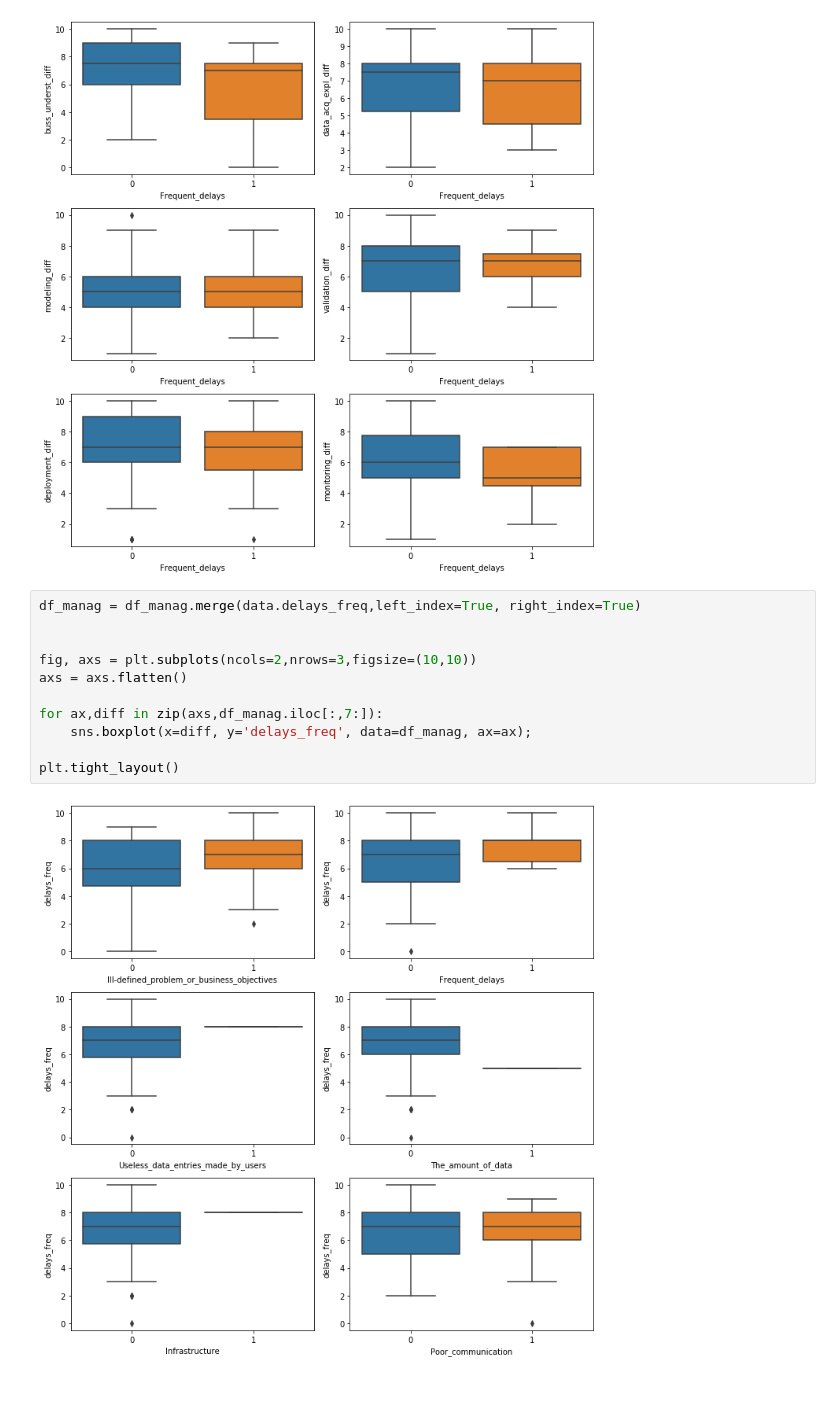
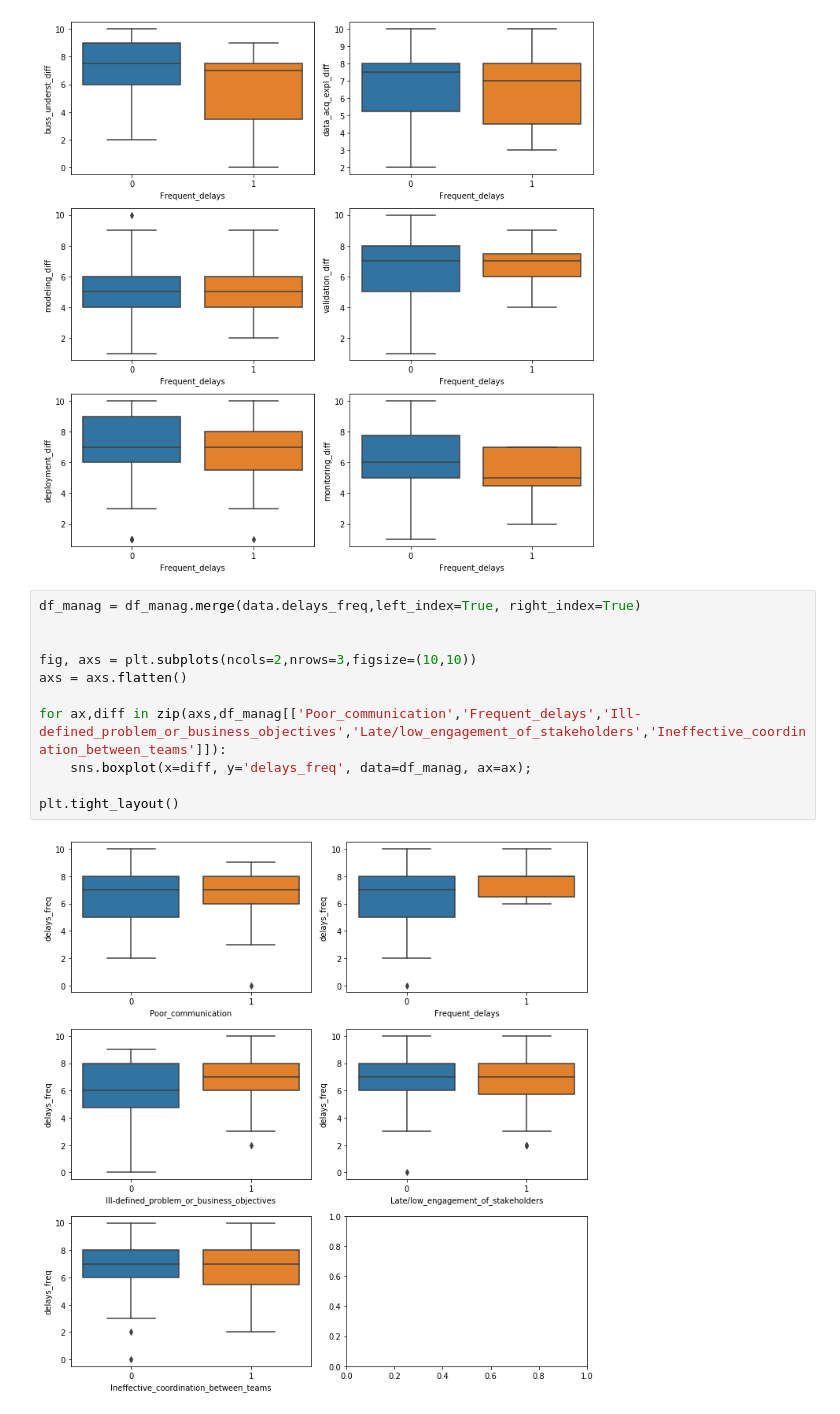
Before and after one commit to welberthdouglas/DS_projects_survey, a Jupyter notebook: EDA_survey.ipynb, the cells around one changed output. Drawn from its saved outputs; the diff is of its cells as text.

```diff
--- a/EDA_survey.ipynb
+++ b/EDA_survey.ipynb
@@ -219,13 +320,13 @@ plt.tight_layout()
 # %%
 df_manag = df_manag.merge(data.delays_freq,left_index=True, right_index=True)
 
 
 fig, axs = plt.subplots(ncols=2,nrows=3,figsize=(10,10))
 axs = axs.flatten()
 
-for ax,diff in zip(axs,df_manag.iloc[:,7:]):
+for ax,diff in zip(axs,df_manag[['Poor_communication','Frequent_delays','Ill-defined_problem_or_business_objectives','Late/low_engagement_of_stakeholders','Ineffective_coordination_between_teams']]):
     sns.boxplot(x=diff, y='delays_freq', data=df_manag, ax=ax);
 
 plt.tight_layout()
 # %% [output]
-[figure, old version]
+[figure, new version]
```
Also changed, not shown: parts of 24 cells of this notebook, 1 other file.
